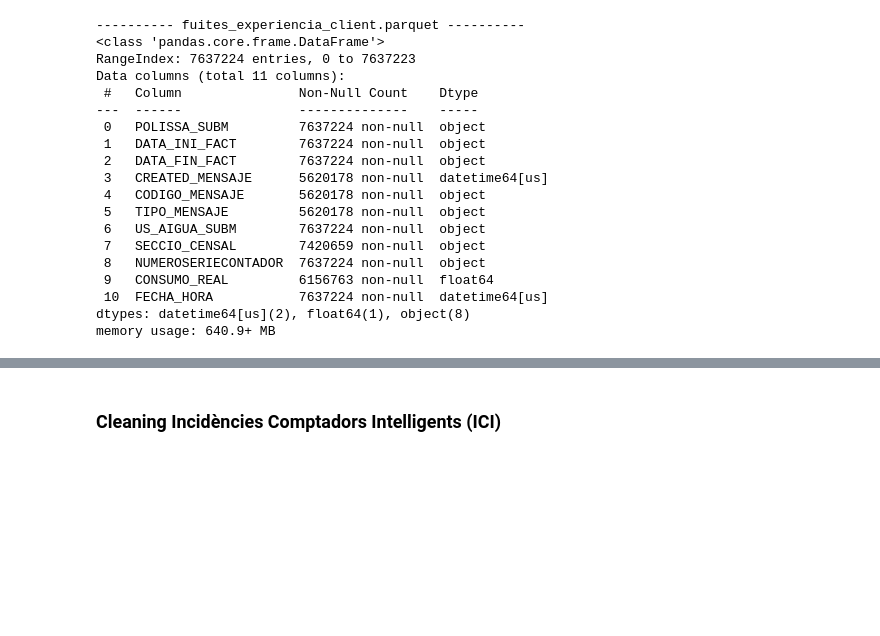
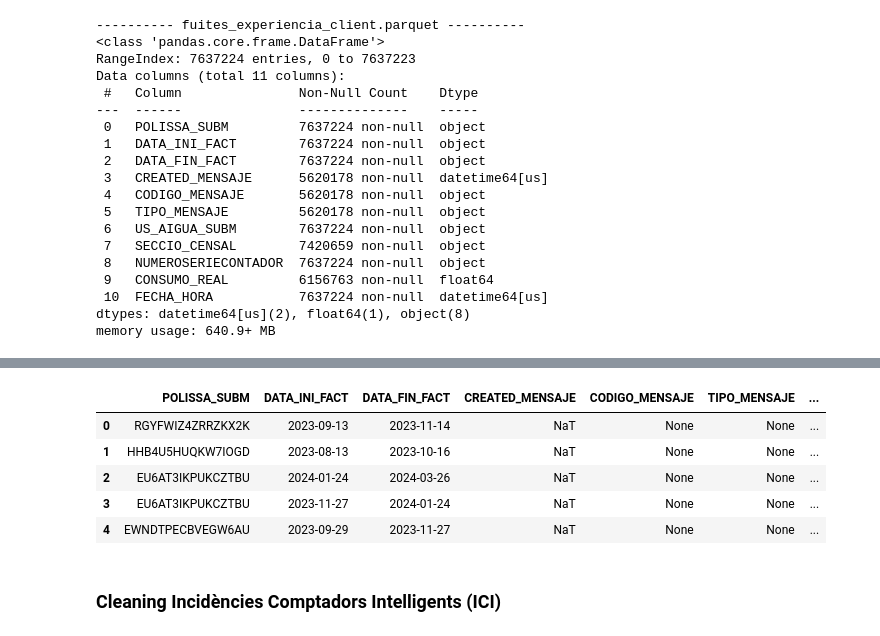
Before and after one commit to Melanynuria/When-water-speaks, a Jupyter notebook: notebooks/01_data_cleaning.ipynb, the cells around one changed output, grey strips where cells are left out. Cells and saved outputs as stored; diff of their text form; code cells hidden in the pictures; blank space fills up the shorter version.

```diff
--- a/notebooks/01_data_cleaning.ipynb
+++ b/notebooks/01_data_cleaning.ipynb
@@ -133,3 +285,7 @@ Data columns (total 11 columns):
  10  FECHA_HORA           7637224 non-null  datetime64[us]
 dtypes: datetime64[us](2), float64(1), object(8)
 memory usage: 640.9+ MB
+# %%
+#after cleaning
+df_clean_FEC=pd.read_parquet("../data/clean_sample_fuites_experiencia_client.parquet")
+df_clean_FEC.info()
@@ -136,3 +311,13 @@ memory usage: 640.9+ MB
+# %%
+#to visualise the dataset
+df_clean_FEC.head()
+# %% [output]
+|  | POLISSA_SUBM | DATA_INI_FACT | DATA_FIN_FACT | CREATED_MENSAJE | CODIGO_MENSAJE | TIPO_MENSAJE | ... |
+| 0 | RGYFWIZ4ZRRZKX2K | 2023-09-13 | 2023-11-14 | NaT | None | None | ... |
+| 1 | HHB4U5HUQKW7IOGD | 2023-08-13 | 2023-10-16 | NaT | None | None | ... |
+| 2 | EU6AT3IKPUKCZTBU | 2024-01-24 | 2024-03-26 | NaT | None | None | ... |
+| 3 | EU6AT3IKPUKCZTBU | 2023-11-27 | 2024-01-24 | NaT | None | None | ... |
+| 4 | EWNDTPECBVEGW6AU | 2023-09-29 | 2023-11-27 | NaT | None | None | ... |
 # %% [markdown]
 ### Cleaning Incidències Comptadors Intelligents (ICI)
 # %%
```
Also changed, not shown: parts of 14 cells of this notebook.
